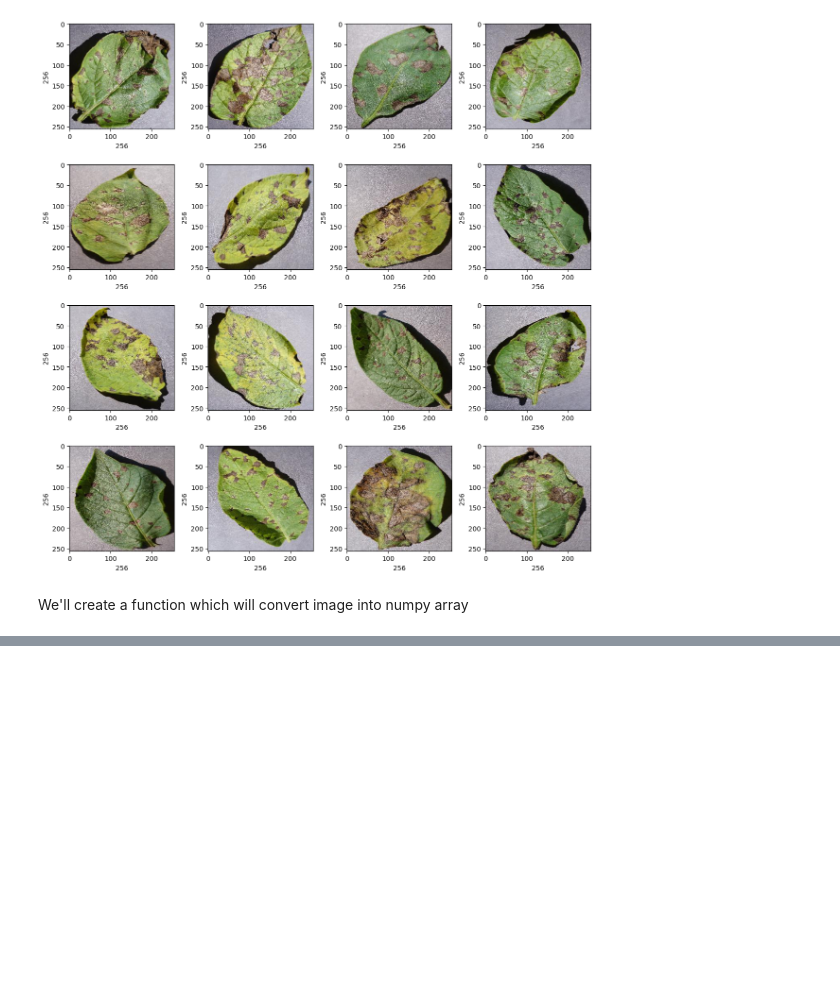
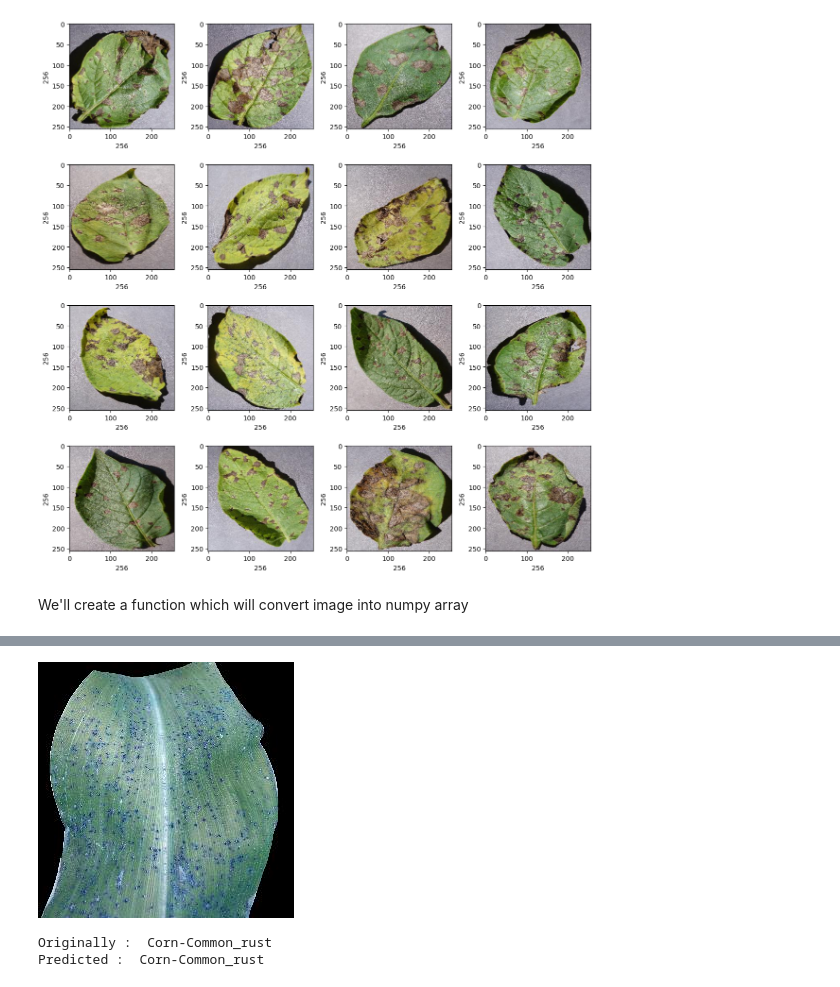
Before and after one commit to ShoaibHoque/Plant_Disease_Prediction, a Jupyter notebook: plant_disease_prediction.ipynb, the cells around one changed output, grey strips where cells are left out. Saved outputs shown, nothing was run; the diff lists cells and outputs as text; code cells hidden in the pictures; blank space fills up the shorter version.

```diff
--- a/plant_disease_prediction.ipynb
+++ b/plant_disease_prediction.ipynb
@@ -53,3 +53,20 @@ def convert_image_to_array(image_dir):
     except Exception as e:
         print(f"Error: {e}")
         return None
+# %%
+dir = "Data\Plant_images"
+root_dir = listdir(dir)
+image_list, label_list = [], []
+all_labels = ['Corn-Common_rust', 'Potato-Early_blight', 'Tomato-Bacterial_spot']
+binary_labels = [0,1,2]
+temp = -1
+
+# Reading and converting image to numpy array
+for directory in root_dir:
+    plant_image_list = listdir(f"{dir}\{directory}")
+    temp += 1
+
+    for files in plant_image_list:
+        image_path = f"{dir}\{directory}\{files}"
+        image_list.append(convert_image_to_array(image_path))
+        label_list.append(binary_labels[temp])
@@ -55,0 +87,3 @@ def convert_image_to_array(image_dir):
+# %%
+label_list = np.array(label_list)
+label_list.shape
@@ -55,0 +94,2 @@ def convert_image_to_array(image_dir):
+# %%
+X_train, X_test, y_train, t_test = train_test_split(image_list, label_list, test_size=0.2, random_state=42)
@@ -55,0 +98,5 @@ def convert_image_to_array(image_dir):
+# %%
+X_train = np.array(X_train, dtype=np.float16) / 225.0
+X_test = np.array(X_test, dtype=np.float16) / 255.0
+X_train = X_train.reshape(-1, 256, 256, 3)
+X_test = X_test.reshape (-1, 256,256,3)
@@ -55,0 +189,12 @@ def convert_image_to_array(image_dir):
+# %%
+img = array_to_img(X_test[20])
+img
+# %% [output]
+[figure, added]
+# %%
+# Finding max value from predition list and comaparing original value vs predicted
+print("Originally : ",all_labels[np.argmax(t_test[20])])
+print("Predicted : ",all_labels[np.argmax(y_pred[20])])
+# %% [output]
+Originally :  Corn-Common_rust
+Predicted :  Corn-Common_rust
```
Also changed, not shown: parts of 14 cells of this notebook, 3 other files.
